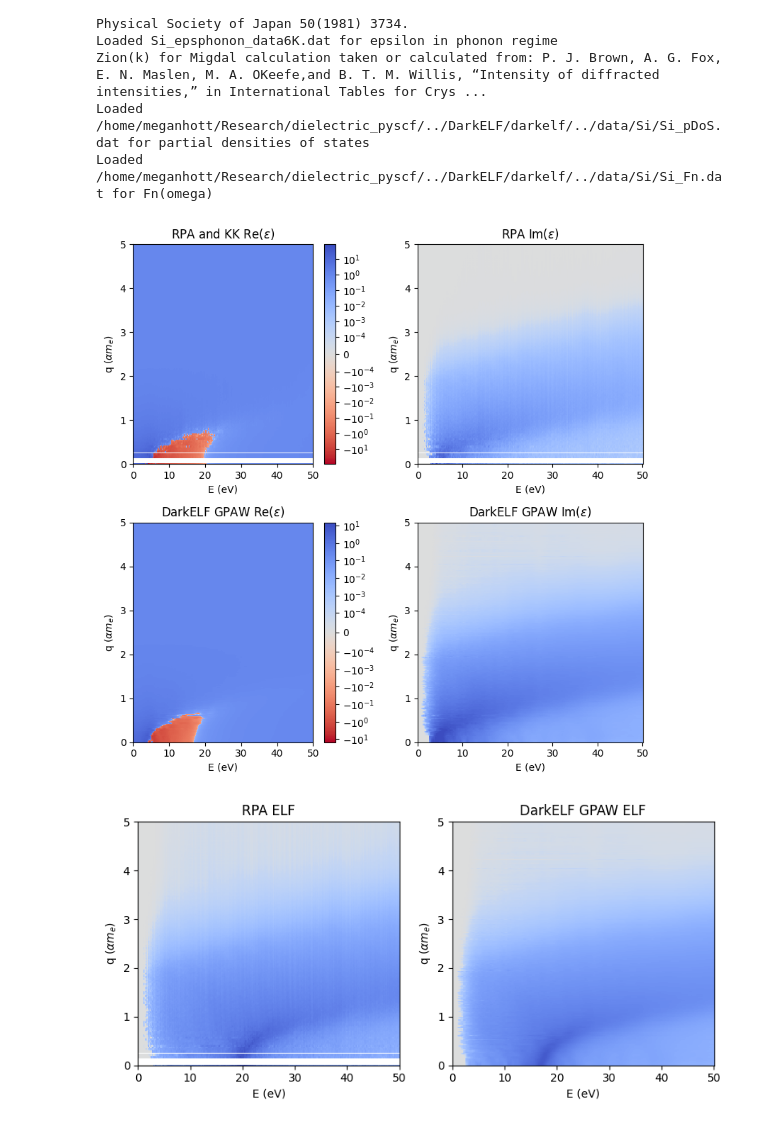
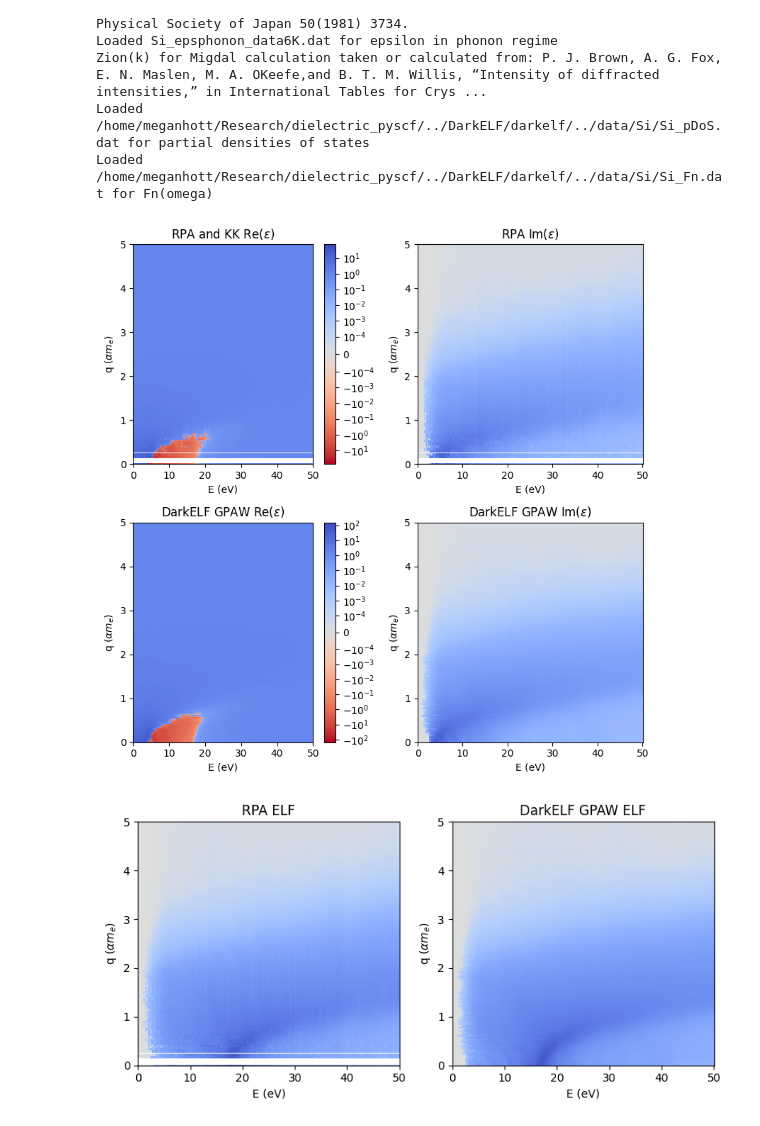
Before and after one commit to meganhott/QCDark2, a Jupyter notebook: plasmon_peak.ipynb, the cells around one changed output. Drawn from its saved outputs; the diff is of its cells as text; code cells hidden in the pictures.

```diff
--- a/plasmon_peak.ipynb
+++ b/plasmon_peak.ipynb
@@ -13,7 +13,8 @@ q = np.arange(0.01, 5, parmt.dq) #alpha me
 E = np.arange(0, 50+parmt.dE, parmt.dE) #eV
 
 #RPA
-binned_eps = np.load('test_resources/binned_eps/cc-pvtz_pbe_6_bg1.10_5q_50E_old.npy') #6x6x6 -> 6x6x6
+binned_eps_im = 10*np.imag(np.load('test_resources/binned_eps/cc-pvtz_pbe_6_bg1.10_5q_50E_old.npy'))
+binned_eps = kramerskronig(binned_eps_im) + 1j*binned_eps_im
 bin_centers = gen_bin_centers(q_max=5)
 eps_6 = epsilon_r(bin_centers, binned_eps)
 # %%
@@ -47,40 +46,37 @@ Zion(k) for Migdal calculation taken or calculated from: P. J. Brown, A. G. Fox,
 Loaded /home/meganhott/Research/dielectric_pyscf/../DarkELF/darkelf/../data/Si/Si_pDoS.dat for partial densities of states
 Loaded /home/meganhott/Research/dielectric_pyscf/../DarkELF/darkelf/../data/Si/Si_Fn.dat for Fn(omega)
 # %%
-eps_6_im = np.imag(eps_6)
-eps_6_re = kk_2d(eps_6_im, E, E.shape[0], corr=True)
-
 c = 'coolwarm_r'
 th = 1e-4
-re_min = np.min(eps_6_re[np.invert(np.isnan(eps_6_re))])
-re_max = np.max(eps_6_re[np.invert(np.isnan(eps_6_re))])
-im_max = np.max(eps_6_im[np.invert(np.isnan(eps_6_im))])
+re_min = np.min(np.real(eps_6[np.invert(np.isnan(eps_6))]))
+re_max = np.max(np.real(eps_6[np.invert(np.isnan(eps_6))]))
+im_max = np.max(np.imag(eps_6[np.invert(np.isnan(eps_6))]))
 re_max = max(-1*re_min, re_max)
 
 fig, ax = plt.subplots(2,2, figsize=(8,8))
 
-im0 = ax[(0,0)].pcolormesh(E, q, eps_6_re, cmap=c, norm=matplotlib.colors.SymLogNorm(th, vmin=-re_max, vmax=re_max))
+im0 = ax[(0,0)].pcolormesh(E, q, np.real(eps_6), cmap=c, norm=matplotlib.colors.SymLogNorm(th, vmin=-re_max, vmax=re_max))
 ax[(0,0)].set_title(r'RPA and KK Re($\epsilon$)')
-im1 = ax[(0,1)].pcolormesh(E, q, eps_6_im, cmap=c, norm=matplotlib.colors.SymLogNorm(th, vmin=-im_max, vmax=im_max))
+im1 = ax[(0,1)].pcolormesh(E, q, np.imag(eps_6), cmap=c, norm=matplotlib.colors.SymLogNorm(th, vmin=-im_max, vmax=im_max))
 ax[(0,1)].set_title(r'RPA Im($\epsilon$)')
 im2 = ax[(1,0)].pcolormesh(E, q, darkelf_gpaw.eps1(E, q*alpha*mElectron), cmap=c, norm=matplotlib.colors.SymLogNorm(th, vmin=-re_max, vmax=re_max))
 ax[(1,0)].set_title(r'DarkELF GPAW Re($\epsilon$)')
 im3 = ax[(1,1)].pcolormesh(E, q, darkelf_gpaw.eps2(E, q*alpha*mElectron), cmap=c, norm=matplotlib.colors.SymLogNorm(th, vmin=-im_max, vmax=im_max))
 ax[(1,1)].set_title(r'DarkELF GPAW Im($\epsilon$)')
 
 ax[(0,0)].set_xlim([0,50])
 ax[(1,0)].set_xlim([0,50])
 
 fig.colorbar(im0, ax=ax[(0,0)])
 fig.colorbar(im1, ax=ax[(1,0)])
 
 for i in [0,1]:
     for j in [0,1]:
         ax[(i,j)].set_xlabel('E (eV)')
         ax[(i,j)].set_ylabel(r'q ($\alpha m_e$)')
 plt.tight_layout()
 # %% [output]
-[figure, old version]
+[figure, new version]
 # %%
 #ELF
 fig, ax = plt.subplots(1,2, figsize=(8,4))
```
Also changed, not shown: parts of 6 cells of this notebook, 3 other files.
